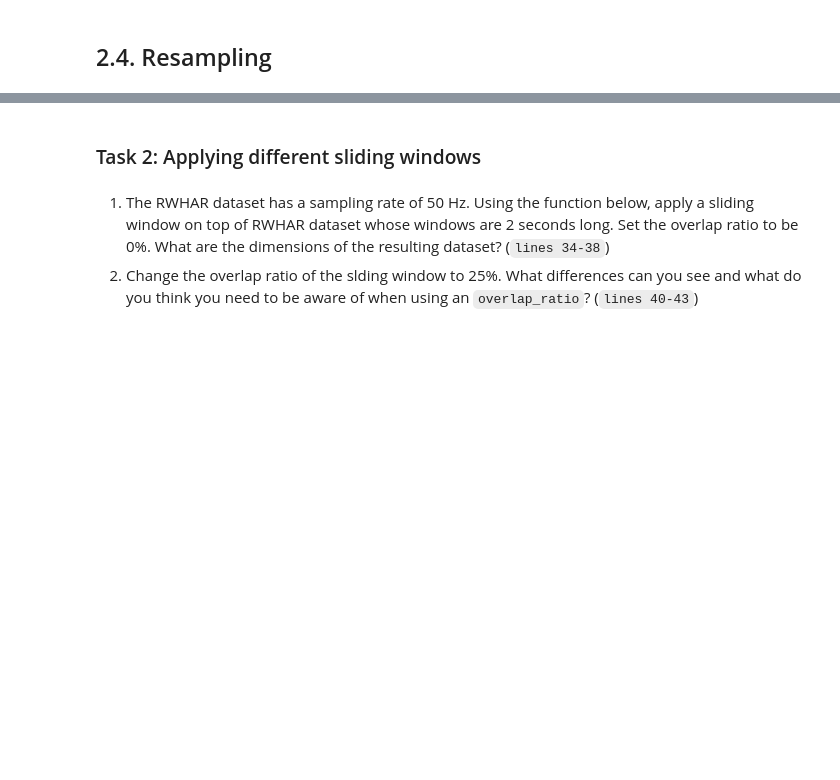
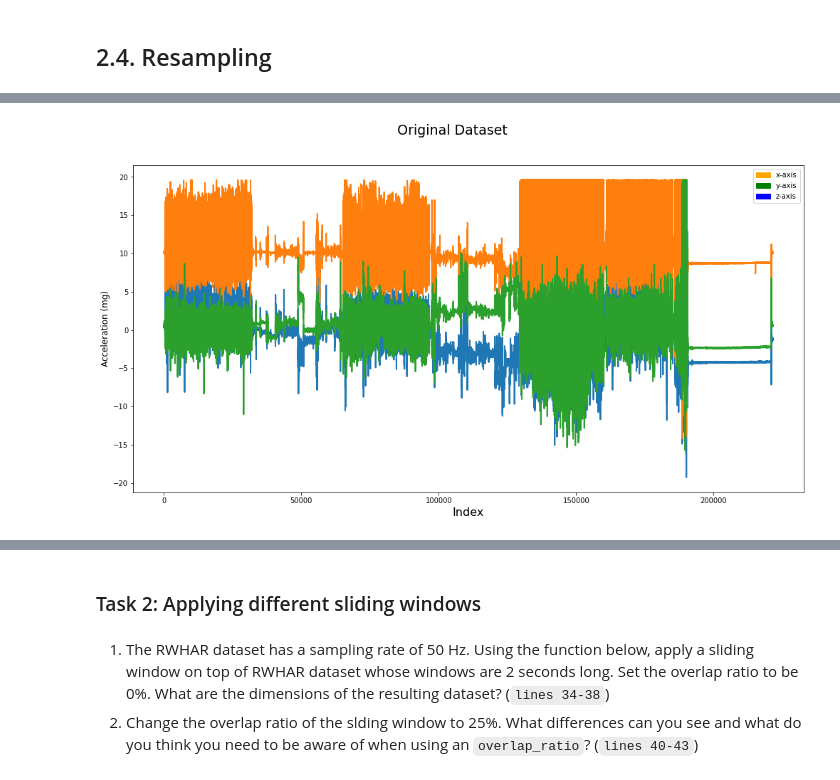
Before and after one commit to mariusbock/dl-for-har, a Jupyter notebook: tutorial_notebooks/preprocessing.ipynb, the cells around one changed output, grey strips where cells are left out. Cells and saved outputs as stored; diff of their text form; code cells hidden in the pictures; blank space fills up the shorter version.

```diff
--- a/tutorial_notebooks/preprocessing.ipynb
+++ b/tutorial_notebooks/preprocessing.ipynb
@@ -154,0 +208,8 @@ magnetometer data, these data should never have been normalized together.
+# %%
+#Please reduce your dataset to only one subject and plot the data by executing this code cell.
+from data_processing.plotting import plot_data
+
+data = data[data[:, 0] == 0]
+plot_data(data[:,1:4], 'Original Dataset')
+# %% [output]
+[figure, added]
```
Also changed, not shown: parts of 23 cells of this notebook, 3 other files.
